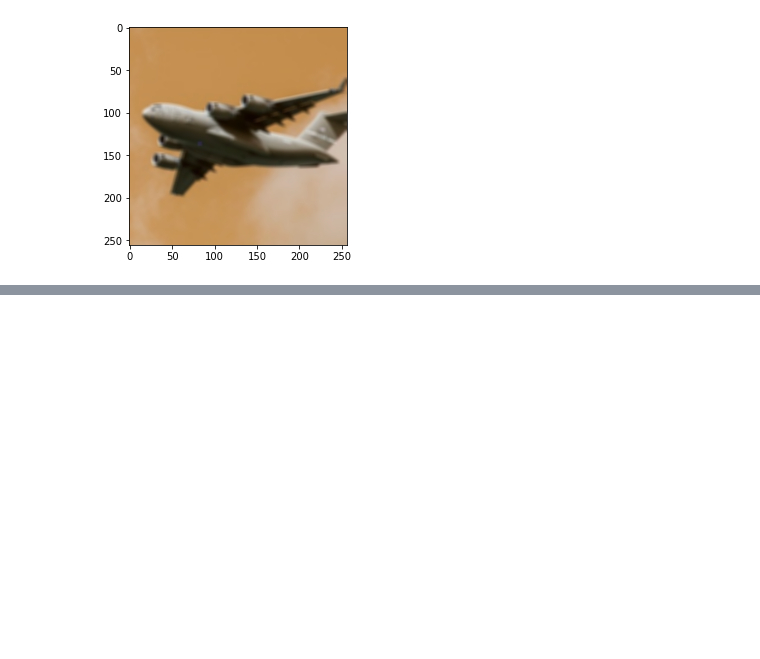
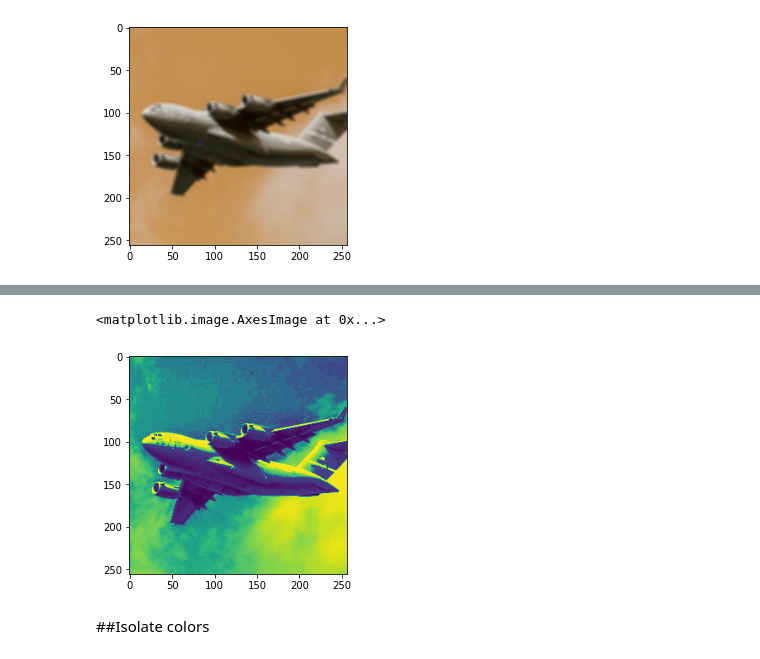
Before and after one commit to Satyamaadi/python, a Jupyter notebook: cv2.ipynb, the cells around one changed output, grey strips where cells are left out. Cells and saved outputs as stored; diff of their text form; code cells hidden in the pictures; blank space fills up the shorter version.

```diff
--- a/cv2.ipynb
+++ b/cv2.ipynb
@@ -77,0 +95,7 @@ plt.imshow(blur_image)
+# %%
+plt.imshow(image_enhance)
+# %% [output]
+<matplotlib.image.AxesImage at 0x...>
+[figure, added]
+# %% [markdown]
+##Isolate colors
```
Also changed, not shown: parts of 13 cells of this notebook.
